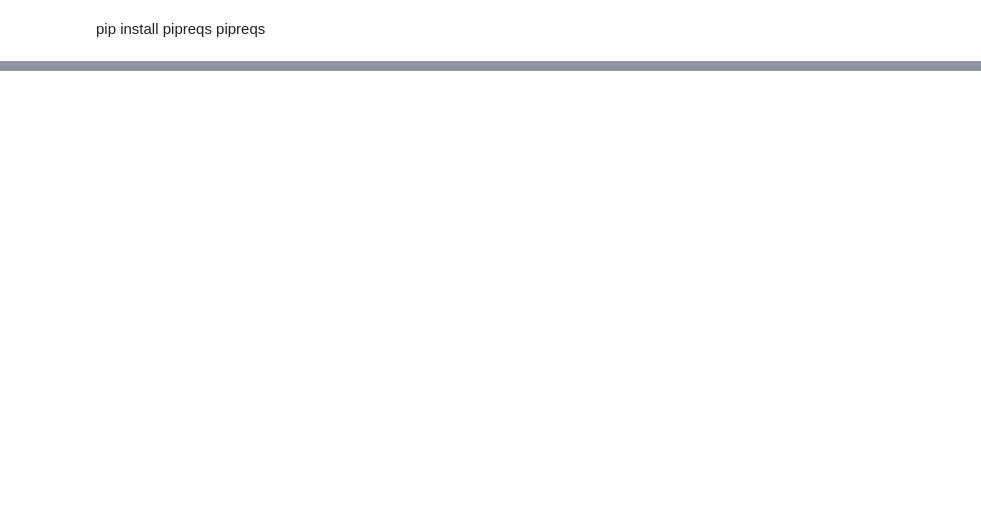
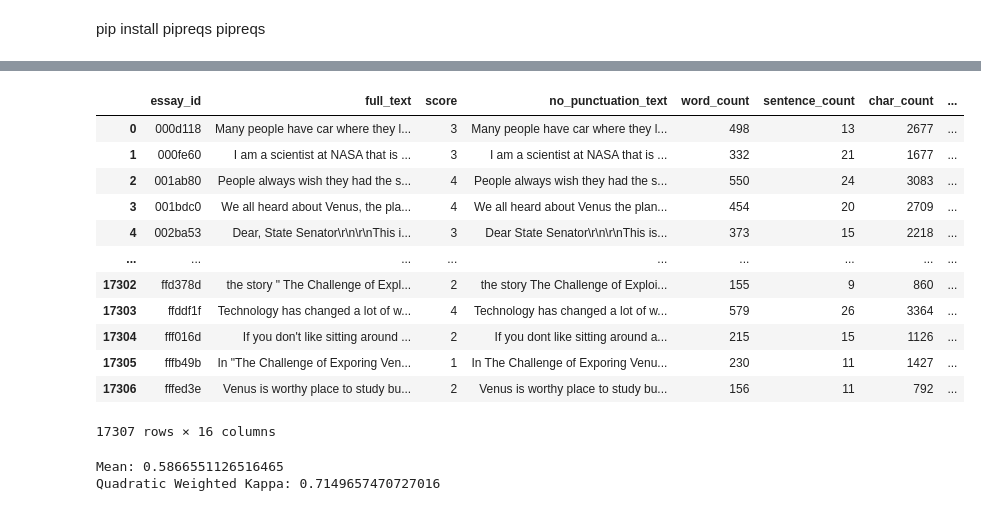
Before and after one commit to JZhg02/Automated-Essay-Scoring, a Jupyter notebook: automated_essay_scoring_JZ.ipynb, the cells around one changed output, grey strips where cells are left out. Cells and saved outputs as stored; diff of their text form; code cells hidden in the pictures; blank space fills up the shorter version.

```diff
--- a/automated_essay_scoring_JZ.ipynb
+++ b/automated_essay_scoring_JZ.ipynb
@@ -459,0 +705,28 @@ pipreqs
+# %%
+df['spelling_mistake_freq'] = df['spelling_mistakes_count'] / df['word_count']
+# %%
+# Sentiment Analysis
+def get_sentiment_polarity(text):
+    return TextBlob(text).sentiment.polarity
+
+def get_sentiment_subjectivity(text):
+    return TextBlob(text).sentiment.subjectivity
+
+df['sentiment_polarity'] = df['full_text'].apply(get_sentiment_polarity)
+df['sentiment_subjectivity'] = df['full_text'].apply(get_sentiment_subjectivity)
+# %%
+# Citation and names
+
+def has_citation(text):
+    # Simple regex pattern for citations (e.g., "Author, Year" or "(Author, Year)")
+    pattern = r'\b[A-Z][a-zA-Z]*, \d{4}\b|\([A-Z][a-zA-Z]*, \d{4}\)'
+    return bool(re.search(pattern, text))
+
+!python -m spacy download en_core_web_sm
+nlp = spacy.load("en_core_web_sm")
+def has_names(text):
+    doc = nlp(text)
+    return any(ent.label_ == "PERSON" for ent in doc.ents)
+
+df['has_citation'] = df['full_text'].apply(has_citation)
+df['has_names'] = df['full_text'].apply(has_names)
@@ -459,0 +751,15 @@ pipreqs
+# %%
+tool = language_tool_python.LanguageTool('en-US')
+def grammar_errors(text):
+    matches = tool.check(text)
+    return len(matches)
+
+def has_tabulation(text):
+    return '\t' in text
+
+def line_breaks_count(text):
+    return text.count('\n')
+
+df['grammar_errors'] = df['full_text'].apply(grammar_errors)
+df['has_tabulation'] = df['full_text'].apply(has_tabulation)
+df['line_breaks_count'] = df['full_text'].apply(line_breaks_count)
@@ -459,0 +788,30 @@ pipreqs
+# %%
+df
+# %% [output]
+|  | essay_id | full_text | score | no_punctuation_text | word_count | sentence_count | char_count | ... |
+| 0 | 000d118 | Many people have car where they l... | 3 | Many people have car where they l... | 498 | 13 | 2677 | ... |
+| 1 | 000fe60 | I am a scientist at NASA that is ... | 3 | I am a scientist at NASA that is ... | 332 | 21 | 1677 | ... |
+| 2 | 001ab80 | People always wish they had the s... | 4 | People always wish they had the s... | 550 | 24 | 3083 | ... |
+| 3 | 001bdc0 | We all heard about Venus, the pla... | 4 | We all heard about Venus the plan... | 454 | 20 | 2709 | ... |
+| 4 | 002ba53 | Dear, State Senator\r\n\r\nThis i... | 3 | Dear State Senator\r\n\r\nThis is... | 373 | 15 | 2218 | ... |
+| ... | ... | ... | ... | ... | ... | ... | ... | ... |
+| 17302 | ffd378d | the story " The Challenge of Expl... | 2 | the story The Challenge of Exploi... | 155 | 9 | 860 | ... |
+| 17303 | ffddf1f | Technology has changed a lot of w... | 4 | Technology has changed a lot of w... | 579 | 26 | 3364 | ... |
+| 17304 | fff016d | If you don't like sitting around ... | 2 | If you dont like sitting around a... | 215 | 15 | 1126 | ... |
+| 17305 | fffb49b | In "The Challenge of Exporing Ven... | 1 | In The Challenge of Exporing Venu... | 230 | 11 | 1427 | ... |
+| 17306 | fffed3e | Venus is worthy place to study bu... | 2 | Venus is worthy place to study bu... | 156 | 11 | 792 | ... |
+17307 rows × 16 columns
+# %%
+X_train, X_test, y_train, y_test = train_test_split(df.drop(columns=['essay_id', 'full_text', 'no_punctuation_text', 'score']), df['score'], test_size=0.2, random_state=42)
+
+rfc = RandomForestClassifier(n_estimators=100, random_state=42)
+rfc.fit(X_train, y_train)
+
+y_pred = rfc.predict(X_test)
+
+print(f"Mean: {np.mean(y_pred == y_test)}")
+kappa_score = quadratic_weighted_kappa(y_test, y_pred)
+print(f"Quadratic Weighted Kappa: {kappa_score}")
+# %% [output]
+Mean: 0.5866551126516465
+Quadratic Weighted Kappa: 0.7149657470727016
```
Also changed, not shown: parts of 64 cells of this notebook, 2 other files.
